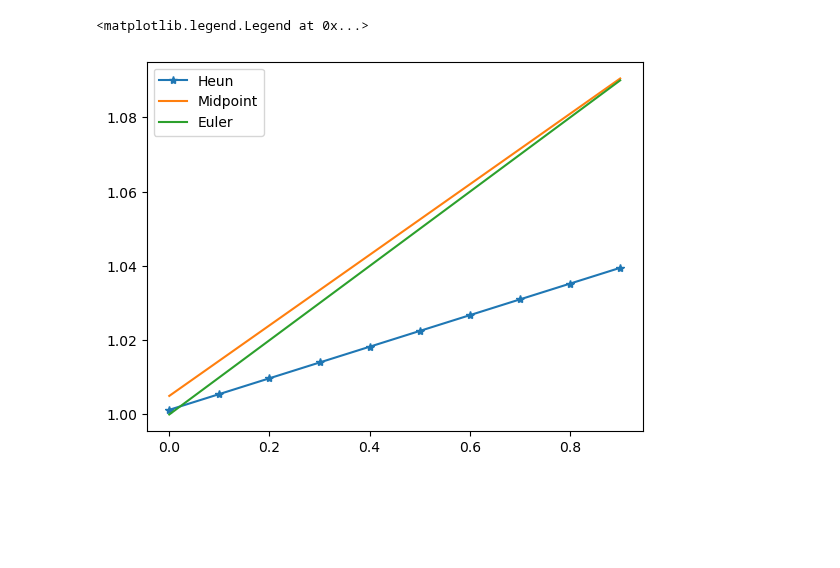
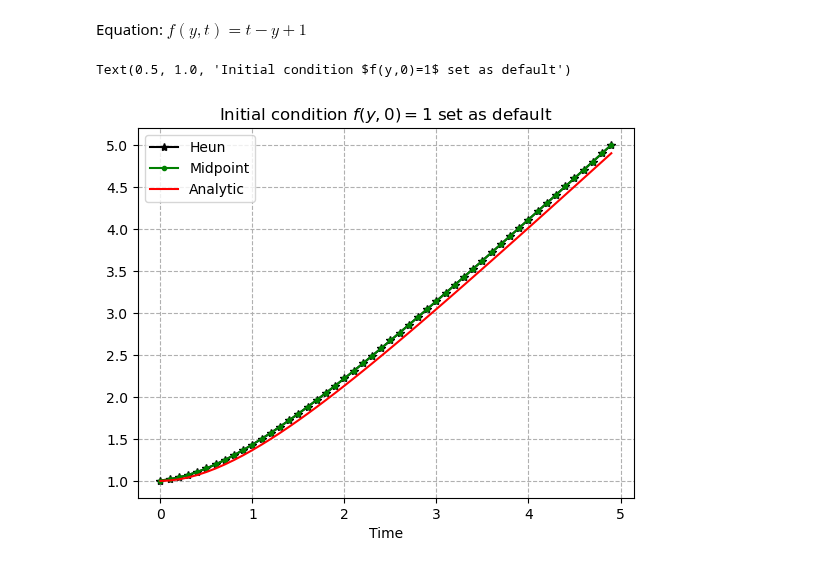
Before and after one commit to valenzuela12/numeric_2024, a Jupyter notebook: notebooks/lab4/Problem_B_Vicente.ipynb, the cells around one changed output. Drawn from its saved outputs; the diff is of its cells as text; code cells hidden in the pictures; blank space fills up the shorter version.

```diff
--- a/notebooks/lab4/Problem_B_Vicente.ipynb
+++ b/notebooks/lab4/Problem_B_Vicente.ipynb
@@ -4,29 +4,20 @@ import numpy as np
 from collections import namedtuple
 import context
 from numlabs.lab4.lab4_functions import initinter41
+# %% [markdown]
+Equation: $f(y,t)=t-y+1$
 # %%
-initialVals={'yinitial': 1,'t_beg':0.,'t_end':1.,'dt':0.1,'c1':-1.,'c2':1.,'c3':1.}
+initialVals={'yinitial': 1,'t_beg':0.,'t_end':5.,'dt':0.1,'c1':-1.,'c2':1.,'c3':1.}
 coeff = initinter41(initialVals)
 time=np.arange(coeff.t_beg,coeff.t_end,coeff.dt)
 nsteps=len(time)
-ye=[]
-ym=[]
-yh=[]
-y=coeff.yinitial
-ye.append(y)
-ye=ye[0]
-ym.append(y)
-ym=ym[0]
-yh.append(y)
-yh=yh[0]
+ym=coeff.yinitial
+yh=coeff.yinitial
+ys_analiytical=coeff.yinitial
 #
 def fun(coeff, y, time):
     f= coeff.c1*y + coeff.c2*time + coeff.c3
     return f
-#
-def euler(coeff,y,theTime):
-    ynew=y + coeff.dt*fun(coeff,y,theTime)
-    return ynew
 #
 def midpoint(coeff, y,theTime):
     midy=y + 0.5 * coeff.dt * fun(coeff,y,theTime)
@@ -36,26 +27,30 @@ def midpoint(coeff, y,theTime):
 def heun(coeff, y, theTime):
     k1 = coeff.dt * fun(coeff,y, theTime)
     k2 = coeff.dt * fun(coeff,y + ((2.0/3.0) * k1), theTime + coeff.dt*(2.0/3.0))
-    y_heun = y + (1.0/4.0) * (k1 + ((3.0/4.0) * k2))
+    y_heun = y + (1.0/4.0)*k1 + (3.0/4.0)*k2
     return y_heun
 #
-ys_euler=np.empty([nsteps],np.float64)
 ys_midpoint=np.empty([nsteps],np.float64)
 ys_heun=np.empty([nsteps],np.float64)
+y_sol=np.empty([nsteps],np.float64)
+
 #
 for i in range(len(time)):
-    y=midpoint(coeff,ym, time[i])#fun(coeff,y,time))
-    ys_midpoint[i]=y # we're only saving the first dimension, which is y, not the second dimension, dy/dt = u
-    ynew=euler(coeff,ye,fun(coeff,ye,time[i]))
-    ys_euler[i]=ynew # we're only saving the first dimension, which is y, not the second dimension, dy/dt = u
-    y_heun=heun(coeff,yh, time[i])
-    ys_heun[i]=y_heun
+    ym=midpoint(coeff,ym, time[i])
+    ys_midpoint[i]=ym
+    yh=heun(coeff,yh, time[i])
+    ys_heun[i]=yh
+    ys_analytic=time[i] + np.exp(-time[i])
+    y_sol[i]=ys_analytic
 # %%
 import matplotlib.pyplot as plt
-plt.plot(time,ys_heun,'-*',label='Heun')
-plt.plot(time,ys_midpoint,label='Midpoint')
-plt.plot(time,ys_euler,label='Euler')
+plt.plot(time,ys_heun,'*-k',label='Heun')
+plt.plot(time,ys_midpoint,'.-g',label='Midpoint')
+plt.plot(time, y_sol,'r',label='Analytic')
 plt.legend()
+plt.grid(linestyle='--')
+plt.xlabel('Time')
+plt.title('Initial condition $f(y,0)=1$ set as default')
 # %% [output]
-<matplotlib.legend.Legend at 0x...>
+Text(0.5, 1.0, 'Initial condition $f(y,0)=1$ set as default')
-[figure, old version]
+[figure, new version]
```
Also changed, not shown: parts of 2 cells of this notebook, 20 other files.
